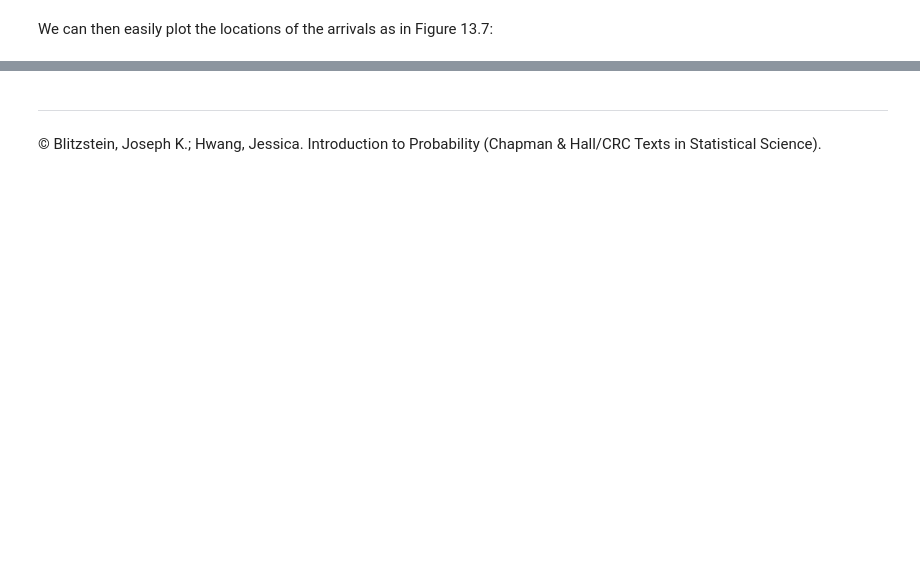
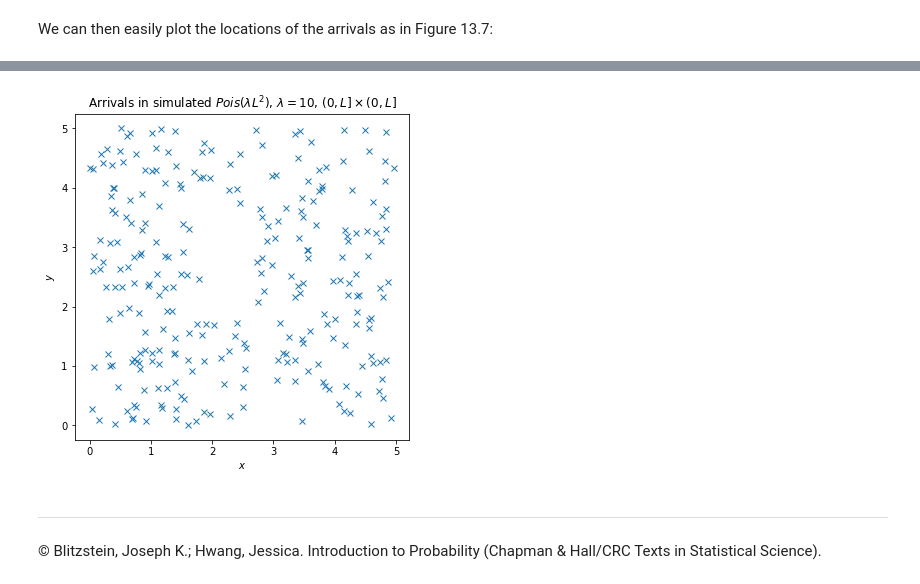
Before and after one commit to buruzaemon/IntroductionToProbabilityPy, a Jupyter notebook: Ch13.ipynb, the cells around one changed output, grey strips where cells are left out. Cells and saved outputs as stored; diff of their text form; code cells hidden in the pictures; blank space fills up the shorter version.

```diff
--- a/Ch13.ipynb
+++ b/Ch13.ipynb
@@ -48,2 +87,10 @@ y <- runif(n,0,L)
+# %%
+np.random.seed(13)
+
+L = 5
+lambd = 10
+n = poisson.rvs(lambd*(L**2), size=1)[0]
+x = uniform.rvs(loc=0, scale=(L-0), size=n)
+y = uniform.rvs(loc=0, scale=(L-0), size=n)
 # %% [markdown]
 We can then easily plot the locations of the arrivals as in Figure 13.7:
@@ -52,3 +97,15 @@ plot(x,y,pch=4)
+# %%
+plt.figure(figsize=(6, 6))
+
+plt.plot(x, y, 'x')
+
+plt.xlabel(r'$x$')
+plt.ylabel(r'$y$')
+plt.title(r'Arrivals in simulated $Pois(\lambda L^2)$, $\lambda={}$, $(0,L] \times (0,L]$'.format(lambd))
+
+plt.show()
+# %% [output]
+[figure, added]
 # %% [markdown]
 ----
 
```
Also changed, not shown: parts of 14 cells of this notebook, 1 other file.
